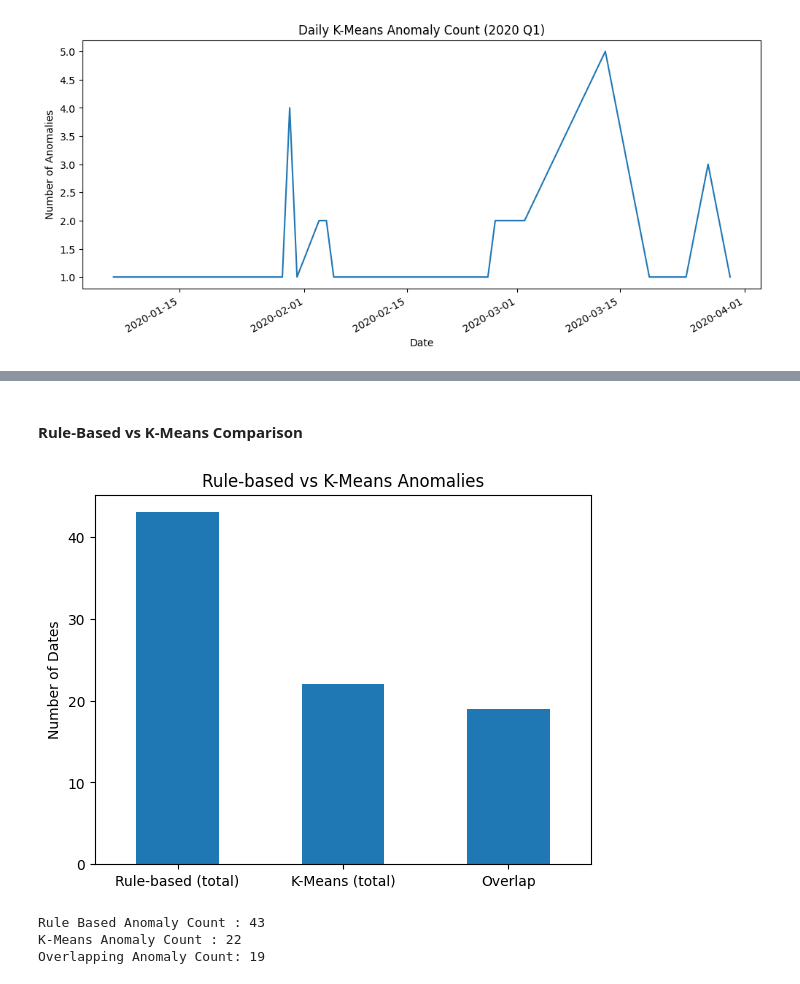
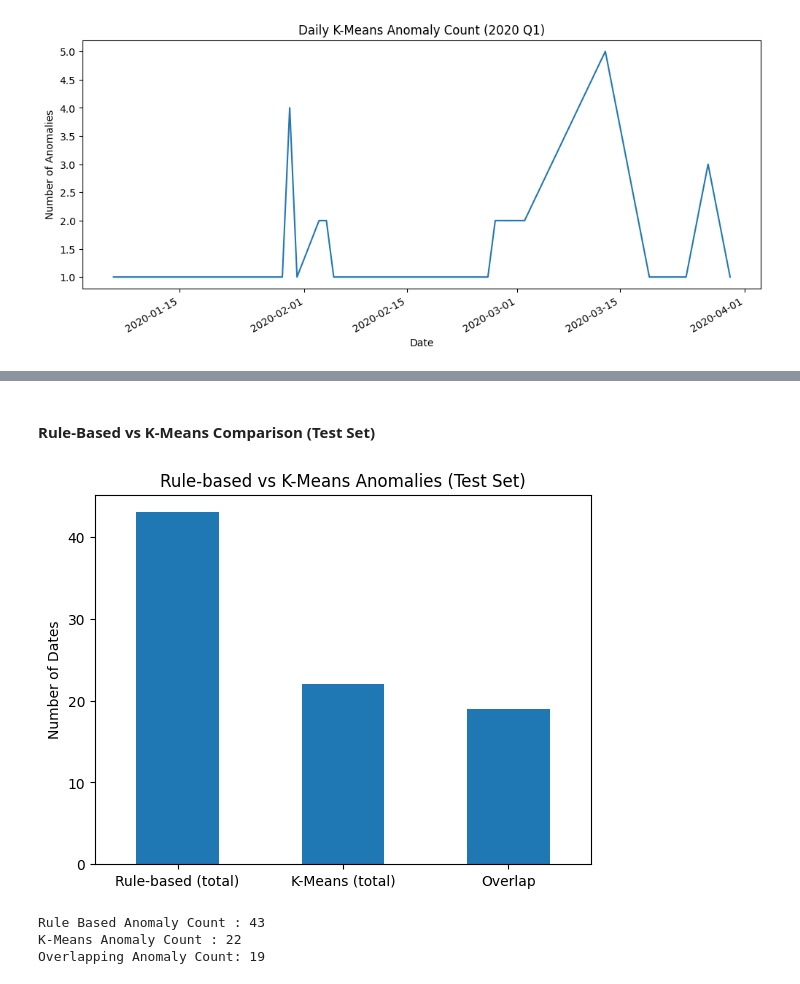
Before and after one commit to Shiv33ndu/stock-anomaly-detector, a Jupyter notebook: notebooks/04_kmeans_analysis.ipynb, the cells around one changed output, grey strips where cells are left out. Drawn from its saved outputs; the diff is of its cells as text; code cells hidden in the pictures.

```diff
--- a/notebooks/04_kmeans_analysis.ipynb
+++ b/notebooks/04_kmeans_analysis.ipynb
@@ -267,33 +306,33 @@ plt.show()
 # %% [markdown]
-#### Rule-Based vs K-Means Comparison
+#### Rule-Based vs K-Means Comparison (Test Set)
 # %%
 df_rule = detect_rule_anomaly(df_features, ticker=None)
 df_rule = df_rule[
     (df_rule["date"] >= "2020-01-01") &
     (df_rule["date"] <= "2020-03-31")
 ]
 rule_dates = set(df_rule["date"])
 kmeans_dates = set(df_kmeans_test["date"])
 
 overlap = rule_dates & kmeans_dates
 
 counts = {
     "Rule-based (total)": len(rule_dates),
     "K-Means (total)": len(kmeans_dates),
     "Overlap": len(overlap)
 }
 
-pd.Series(counts).plot(kind="bar", title="Rule-based vs K-Means Anomalies")
+pd.Series(counts).plot(kind="bar", title="Rule-based vs K-Means Anomalies (Test Set)")
 plt.ylabel("Number of Dates")
 plt.xticks(rotation=0)
 plt.savefig("reports/figures/rule_vs_Kmeans_anomaly.png", bbox_inches='tight', pad_inches=0.1, dpi=300)
 plt.show()
 
 print(f"Rule Based Anomaly Count : {len(rule_dates)}")
 print(f"K-Means Anomaly Count : {len(kmeans_dates)}")
 print(f"Overlapping Anomaly Count: {len(overlap)}")
 # %% [output]
-[figure, old version]
+[figure, new version]
 Rule Based Anomaly Count : 43
 K-Means Anomaly Count : 22
 Overlapping Anomaly Count: 19
```
Also changed, not shown: parts of 11 cells of this notebook, 2 other files.
